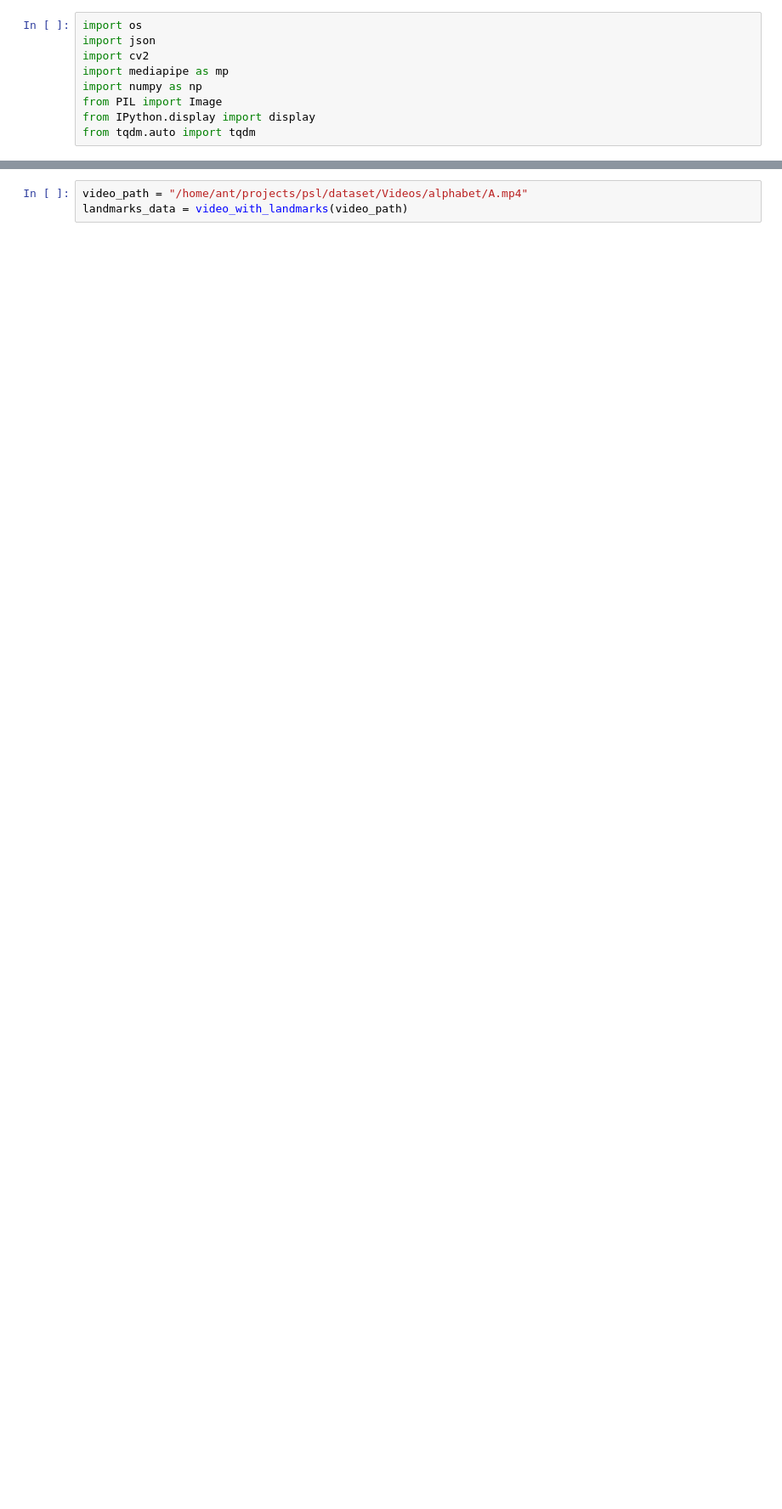
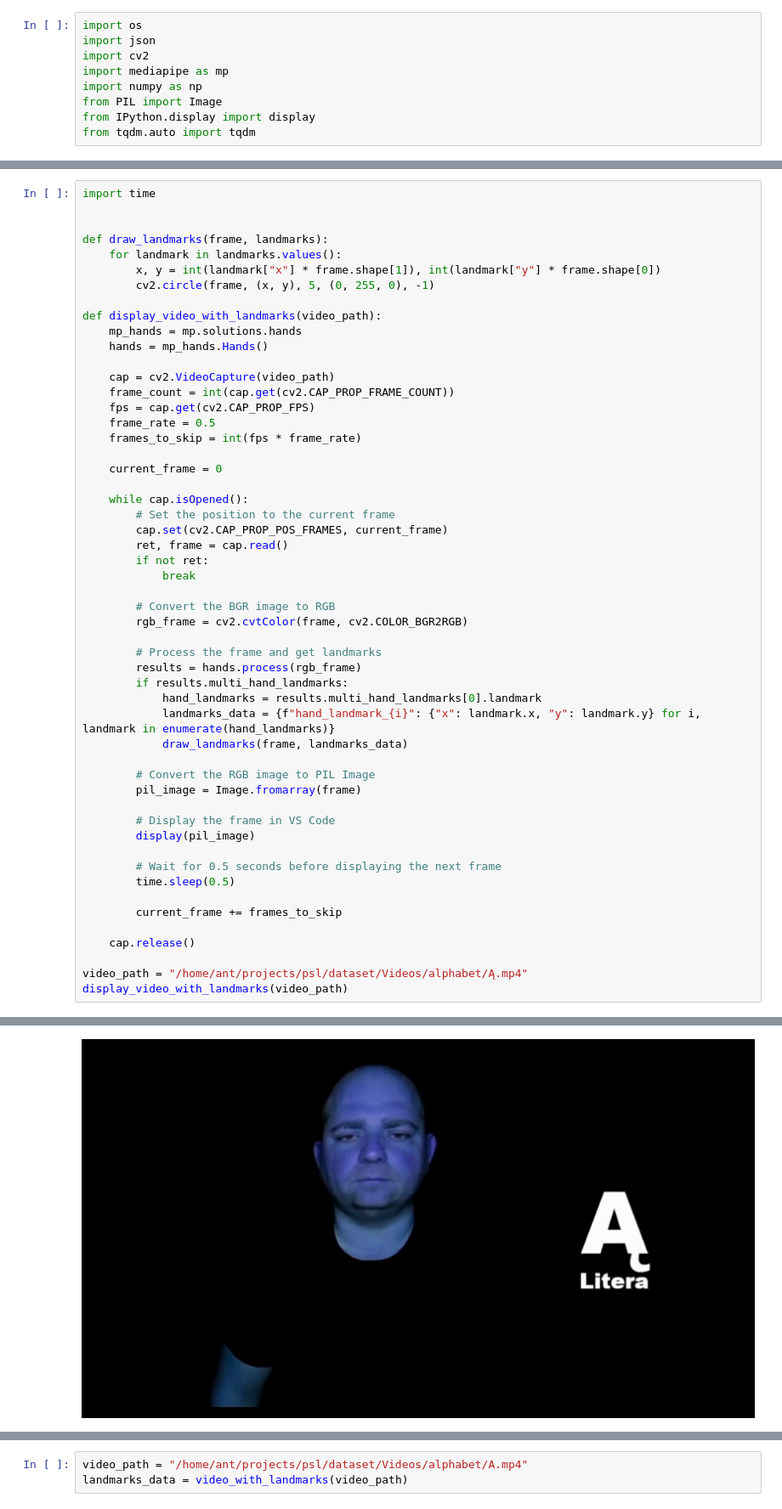
Before and after one commit to JoannaCi/Polish-Sign-Language-Recognition, a Jupyter notebook: dynamic_alphabet.ipynb, the cells around one changed output, grey strips where cells are left out. Shown at 85% size. Cells and saved outputs as stored; diff of their text form; blank space fills up the shorter version.

Commit message:
Added example of cutting video into 0.5s frames

```diff
--- a/dynamic_alphabet.ipynb
+++ b/dynamic_alphabet.ipynb
@@ -64,0 +65,54 @@ INFO: Created TensorFlow Lite XNNPACK delegate for CPU.
+# %%
+import time
+
+
+def draw_landmarks(frame, landmarks):
+    for landmark in landmarks.values():
+        x, y = int(landmark["x"] * frame.shape[1]), int(landmark["y"] * frame.shape[0])
+        cv2.circle(frame, (x, y), 5, (0, 255, 0), -1)
+
+def display_video_with_landmarks(video_path):
+    mp_hands = mp.solutions.hands
+    hands = mp_hands.Hands()
+
+    cap = cv2.VideoCapture(video_path)
+    frame_count = int(cap.get(cv2.CAP_PROP_FRAME_COUNT))
+    fps = cap.get(cv2.CAP_PROP_FPS)
+    frame_rate = 0.5
+    frames_to_skip = int(fps * frame_rate)
+
+    current_frame = 0
+
+    while cap.isOpened():
+        # Set the position to the current frame
+        cap.set(cv2.CAP_PROP_POS_FRAMES, current_frame)
+        ret, frame = cap.read()
+        if not ret:
+            break
+
+        # Convert the BGR image to RGB
+        rgb_frame = cv2.cvtColor(frame, cv2.COLOR_BGR2RGB)
+
+        # Process the frame and get landmarks
+        results = hands.process(rgb_frame)
+        if results.multi_hand_landmarks:
+            hand_landmarks = results.multi_hand_landmarks[0].landmark
+            landmarks_data = {f"hand_landmark_{i}": {"x": landmark.x, "y": landmark.y} for i, landmark in enumerate(hand_landmarks)}
+            draw_landmarks(frame, landmarks_data)
+
+        # Convert the RGB image to PIL Image
+        pil_image = Image.fromarray(frame)
+
+        # Display the frame in VS Code
+        display(pil_image)
+
+        # Wait for 0.5 seconds before displaying the next frame
+        time.sleep(0.5)
+
+        current_frame += frames_to_skip
+
+    cap.release()
+
+video_path = "/home/ant/projects/psl/dataset/Videos/alphabet/Ą.mp4"
+display_video_with_landmarks(video_path)
+# %% [output]
@@ -64,0 +121 @@ INFO: Created TensorFlow Lite XNNPACK delegate for CPU.
+[figure, added]
```
Also changed, not shown: parts of 4 cells of this notebook.
